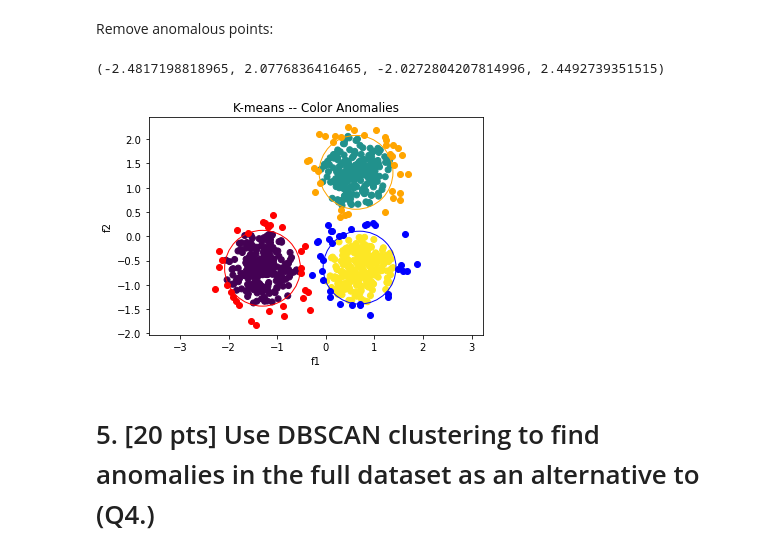
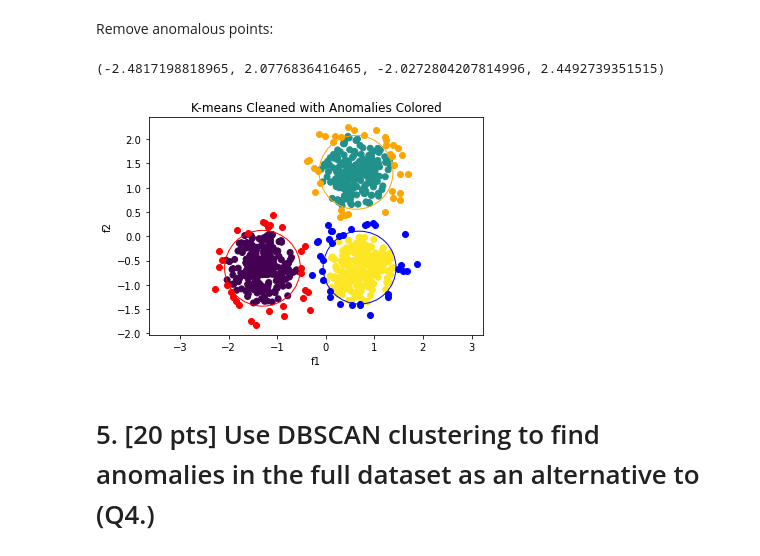
Before and after one commit to andrewcchan/jhuappliedmlcourse, a Jupyter notebook: Mod 8/Chan-Assign8.ipynb, the cells around one changed output. Cells and saved outputs as stored; diff of their text form; code cells hidden in the pictures.

```diff
--- a/Mod 8/Chan-Assign8.ipynb
+++ b/Mod 8/Chan-Assign8.ipynb
@@ -254,29 +254,29 @@ y_pred_k_means = kmeans.predict(X_k_means)
 # %%
 plt.scatter(X_k_means[:, 0], X_k_means[:, 1], c=y_pred_k_means)
 
 # Cluster 0
 plt.scatter(X_cluster0_anomalies[:, 0], X_cluster0_anomalies[:, 1], c='red')
 circle0 = plt.Circle((-1.30266211, -0.65704205), 0.78, color='red', fill=False)
 ax = plt.gca()
 ax.add_patch(circle0)
 
 # Cluster 1
 plt.scatter(X_cluster1_anomalies[:, 0], X_cluster1_anomalies[:, 1], c='orange')
 circle1 = plt.Circle((0.62260555,  1.3172598), 0.76, color='orange', fill=False)
 ax.add_patch(circle1)
 
 # Cluster 2
 plt.scatter(X_cluster2_anomalies[:, 0], X_cluster2_anomalies[:, 1], c='blue')
 
 circle2 = plt.Circle((0.6954587,  -0.64442334), 0.75, color='blue', fill=False)
 ax.add_patch(circle2)
 
-plt.title("K-means -- Color Anomalies")
+plt.title("K-means Cleaned with Anomalies Colored")
 plt.xlabel('f1')
 plt.ylabel('f2')
 plt.axis("equal")
 # %% [output]
 (-2.4817198818965, 2.0776836416465, -2.0272804207814996, 2.4492739351515)
-[figure, old version]
+[figure, new version]
 # %% [markdown]
 # 5. [20 pts] Use DBSCAN clustering to find anomalies in the full dataset as an alternative to (Q4.)
```
Also changed, not shown: parts of 13 cells of this notebook.
